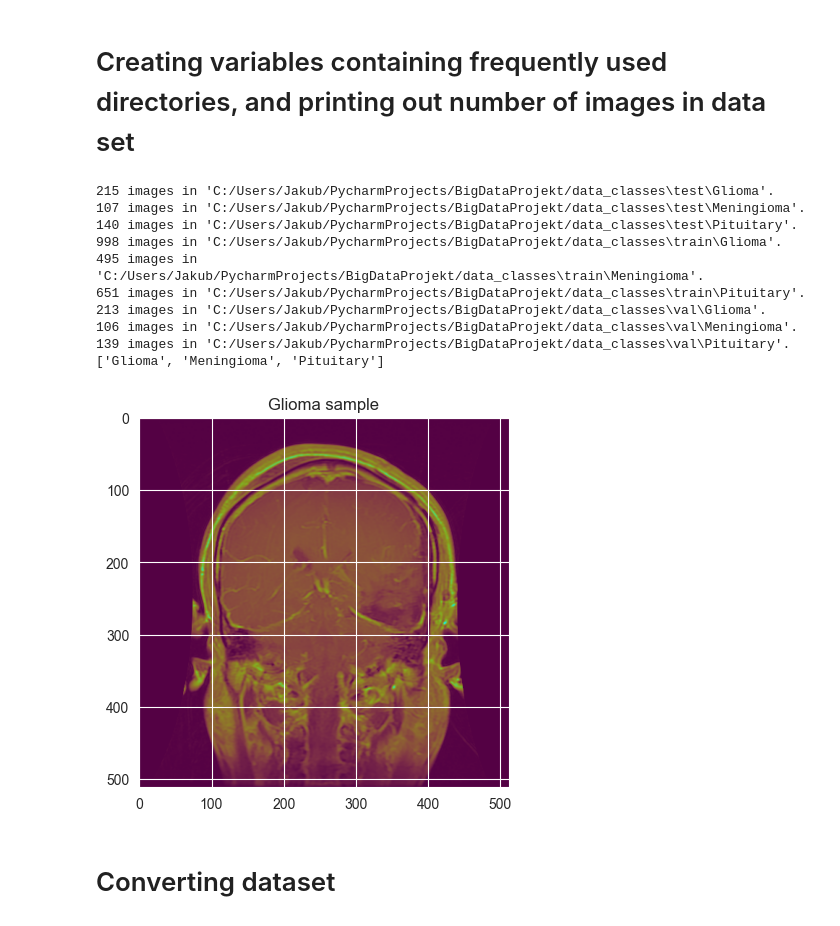
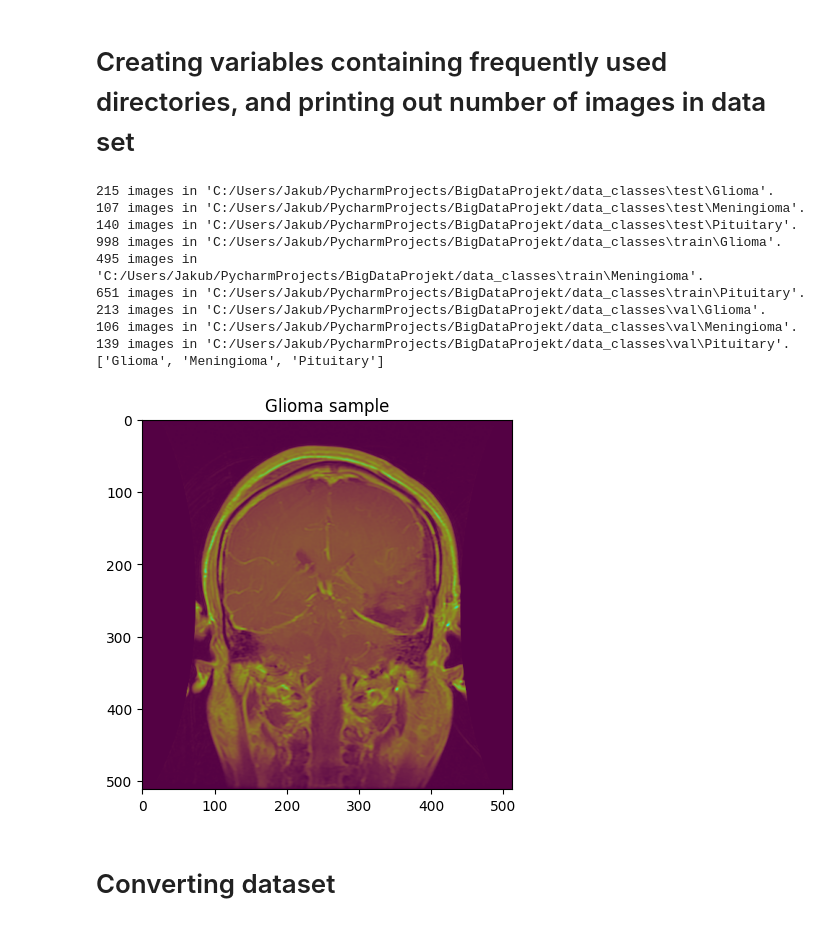
Before and after one commit to Emuczek/BigDataProjekt, a Jupyter notebook: SL_DenseNet121.ipynb, the cells around one changed output. Cells and saved outputs as stored; diff of their text form; code cells hidden in the pictures.

```diff
--- a/SL_DenseNet121.ipynb
+++ b/SL_DenseNet121.ipynb
@@ -43,34 +44,35 @@ Mon May 29 11:57:37 2023
 # %%
 for dirpath, dirnames, filenames in os.walk("C:/Users/Jakub/PycharmProjects/BigDataProjekt/data_classes"):
     if len(filenames) != 0:
         print(f"{len(filenames)} images in '{dirpath}'.")
 
 train_dir = "C:/Users/Jakub/PycharmProjects/BigDataProjekt/data_classes/train/"
 test_dir = "C:/Users/Jakub/PycharmProjects/BigDataProjekt/data_classes/test/"
 val_dir = "C:/Users/Jakub/PycharmProjects/BigDataProjekt/data_classes/val/"
 
 classes = []
 for name in os.listdir(train_dir):
     classes.append(name)
 
 print(classes)
 
 img_array = cv2.imread("C:/Users/Jakub/PycharmProjects/BigDataProjekt/data_classes/train/Glioma/0.png", 1)
 plt.imshow(np.real(img_array))
 plt.title("Glioma sample")
+plt.grid(False)
 plt.show()
 # %% [output]
 215 images in 'C:/Users/Jakub/PycharmProjects/BigDataProjekt/data_classes\test\Glioma'.
 107 images in 'C:/Users/Jakub/PycharmProjects/BigDataProjekt/data_classes\test\Meningioma'.
 140 images in 'C:/Users/Jakub/PycharmProjects/BigDataProjekt/data_classes\test\Pituitary'.
 998 images in 'C:/Users/Jakub/PycharmProjects/BigDataProjekt/data_classes\train\Glioma'.
 495 images in 'C:/Users/Jakub/PycharmProjects/BigDataProjekt/data_classes\train\Meningioma'.
 651 images in 'C:/Users/Jakub/PycharmProjects/BigDataProjekt/data_classes\train\Pituitary'.
 213 images in 'C:/Users/Jakub/PycharmProjects/BigDataProjekt/data_classes\val\Glioma'.
 106 images in 'C:/Users/Jakub/PycharmProjects/BigDataProjekt/data_classes\val\Meningioma'.
 139 images in 'C:/Users/Jakub/PycharmProjects/BigDataProjekt/data_classes\val\Pituitary'.
 ['Glioma', 'Meningioma', 'Pituitary']
-[figure, old version]
+[figure, new version]
 # %% [markdown]
 # Converting dataset
 # %%
```
Also changed, not shown: parts of 7 cells of this notebook.
